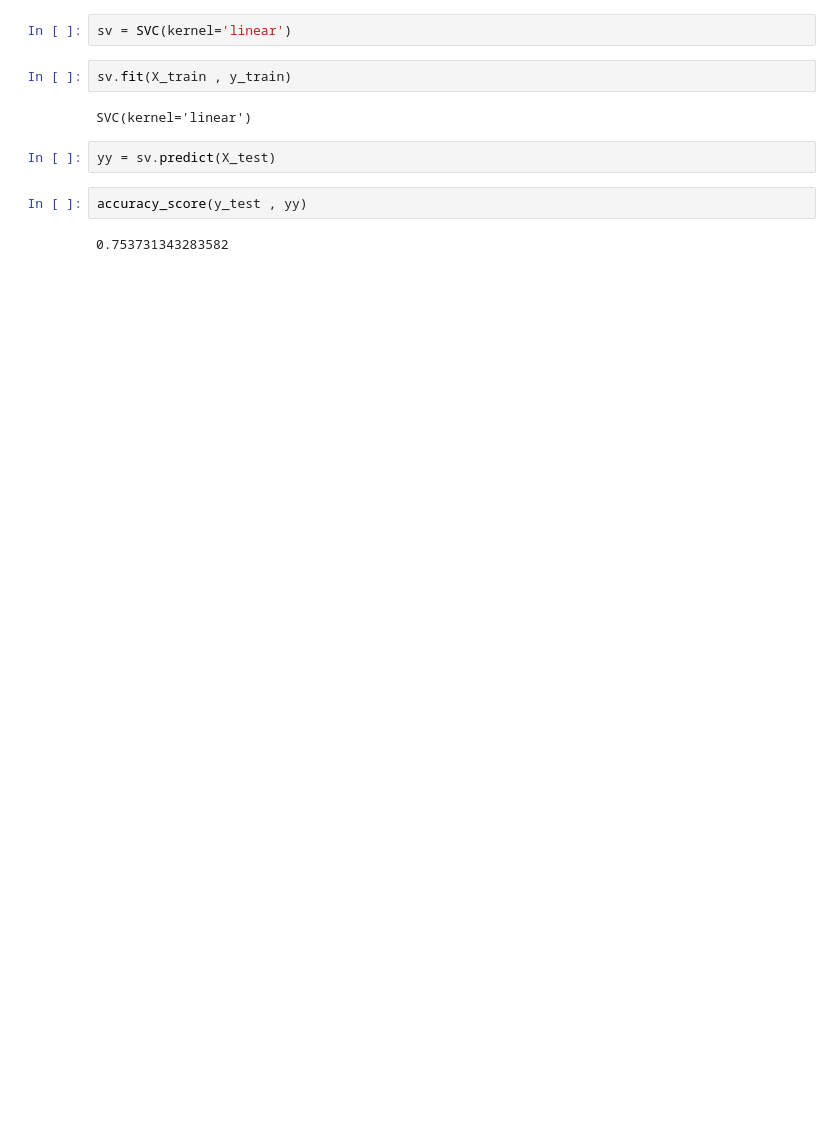
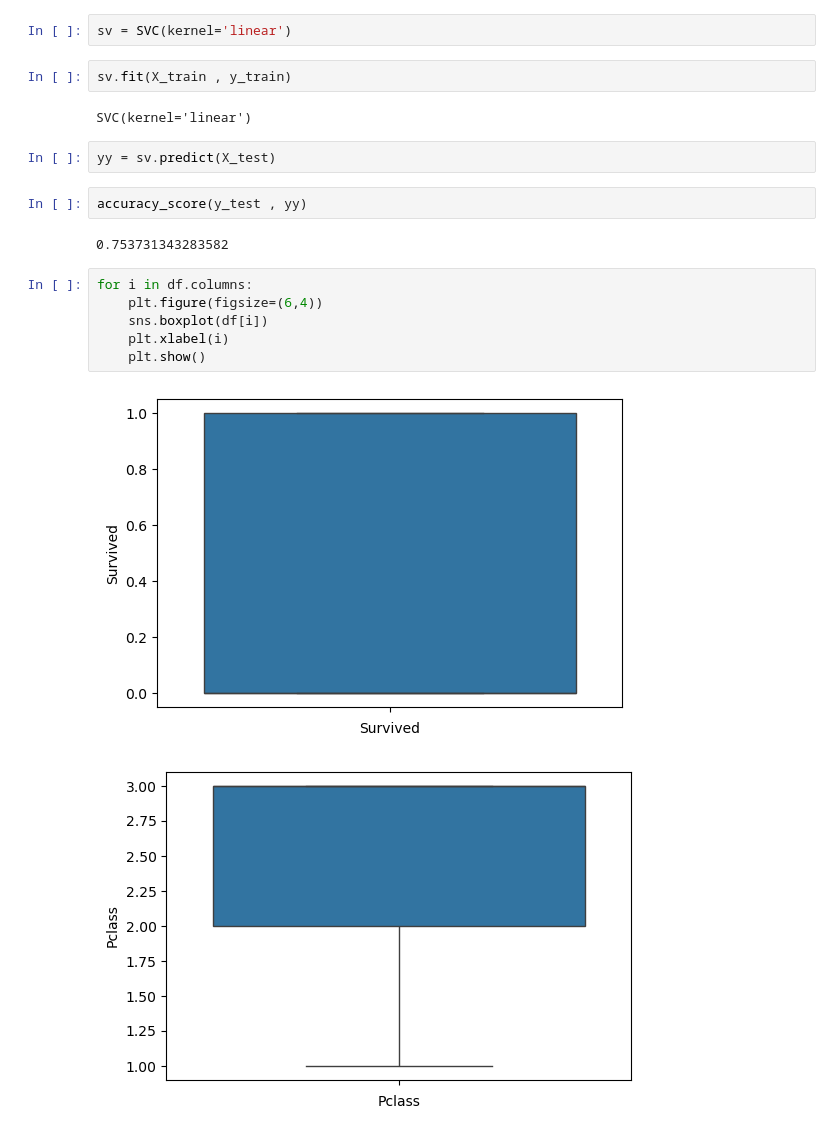
Before and after one commit to Rajat6110/Machine-Learning-100-days, a Jupyter notebook: Day 2 - titanic Dataset/Titanic_dataset.ipynb, the cells around one changed output. Cells and saved outputs as stored; diff of their text form; blank space fills up the shorter version.

Commit message:
boxplot

```diff
--- a/Day 2 - titanic Dataset/Titanic_dataset.ipynb
+++ b/Day 2 - titanic Dataset/Titanic_dataset.ipynb
@@ -279,3 +279,12 @@ yy = sv.predict(X_test)
 accuracy_score(y_test , yy)
 # %% [output]
 0.753731343283582
+# %%
+for i in df.columns:
+    plt.figure(figsize=(6,4))
+    sns.boxplot(df[i])
+    plt.xlabel(i)
+    plt.show()
+# %% [output]
+[figure, added]
+[figure, added]
```
Also changed, not shown: parts of 1 cell of this notebook.
